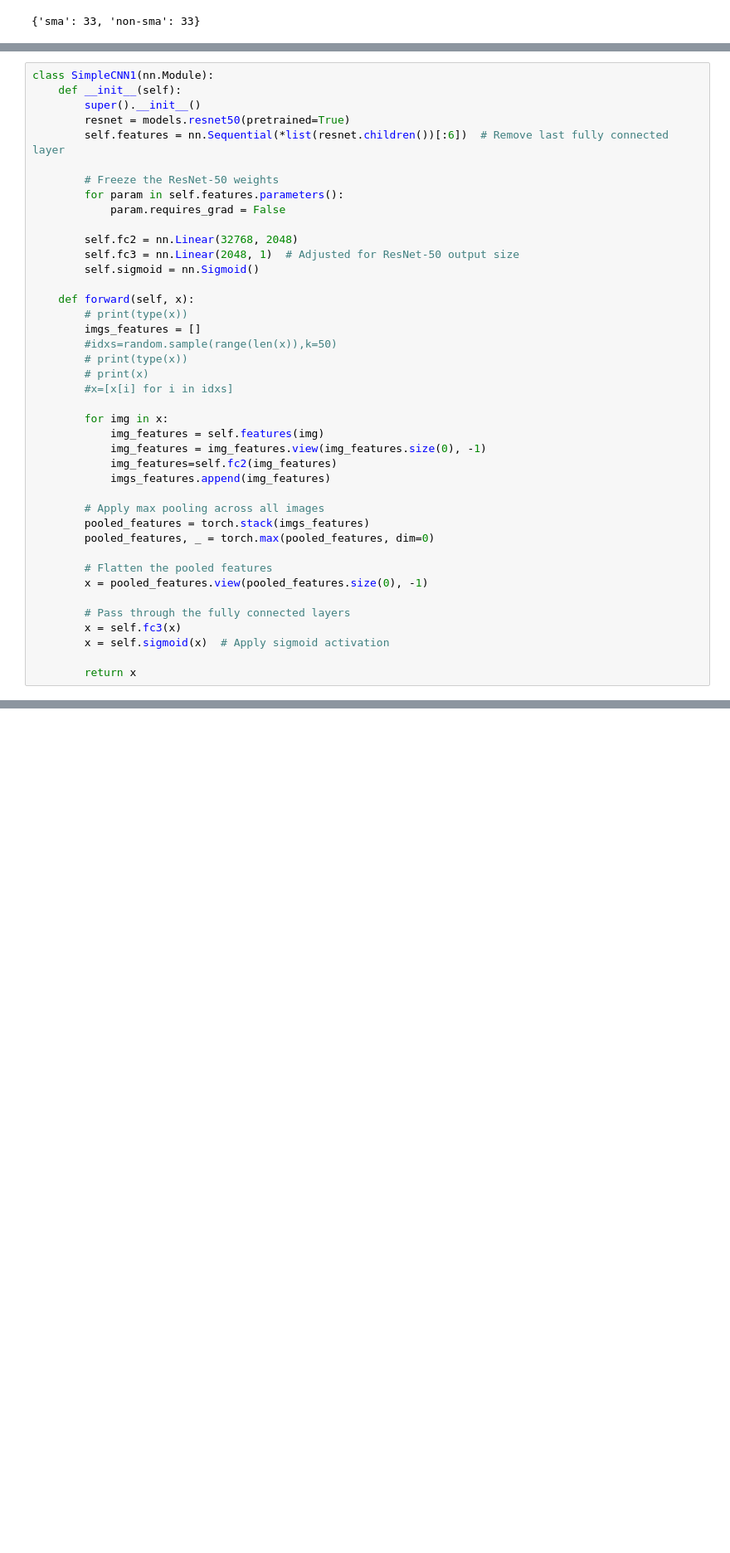
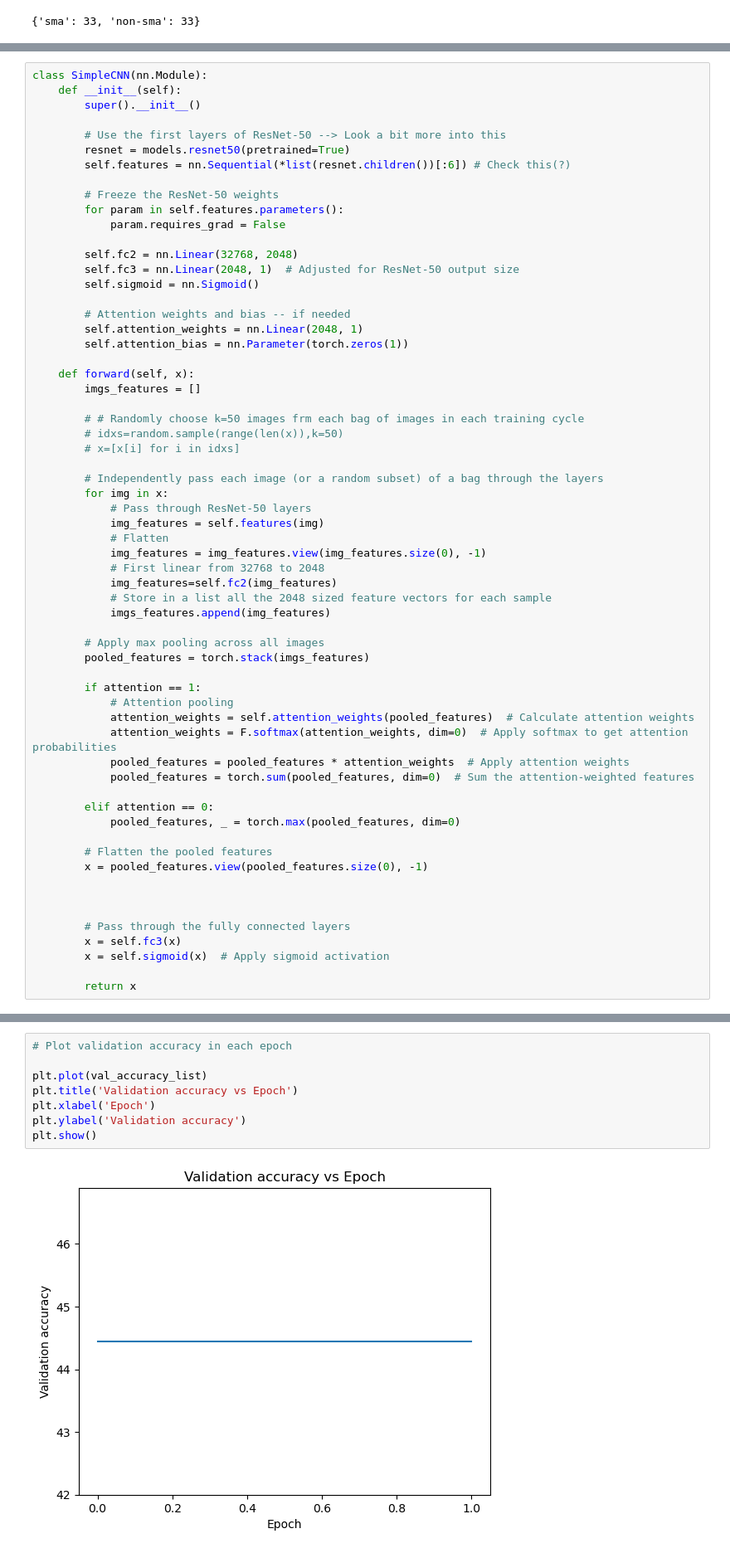
Before and after one commit to ezermoysis1/sma-detection-in-blood-samples, a Jupyter notebook: mil_rbc_WIP.ipynb, the cells around one changed output, grey strips where cells are left out. Shown at 83% size. Saved outputs shown, nothing was run; the diff lists cells and outputs as text; blank space fills up the shorter version.

```diff
--- a/mil_rbc_WIP.ipynb
+++ b/mil_rbc_WIP.ipynb
@@ -152,11 +112,13 @@ class SimpleCNN(nn.Module):
 
         return x
 # %%
-class SimpleCNN1(nn.Module):
+class SimpleCNN(nn.Module):
     def __init__(self):
         super().__init__()
+
+        # Use the first layers of ResNet-50 --> Look a bit more into this
         resnet = models.resnet50(pretrained=True)
-        self.features = nn.Sequential(*list(resnet.children())[:6])  # Remove last fully connected layer
+        self.features = nn.Sequential(*list(resnet.children())[:6]) # Check this(?)
 
         # Freeze the ResNet-50 weights
         for param in self.features.parameters():
@@ -166,26 +128,45 @@ class SimpleCNN1(nn.Module):
         self.fc3 = nn.Linear(2048, 1)  # Adjusted for ResNet-50 output size
         self.sigmoid = nn.Sigmoid()
 
+        # Attention weights and bias -- if needed
+        self.attention_weights = nn.Linear(2048, 1)
+        self.attention_bias = nn.Parameter(torch.zeros(1))
+
     def forward(self, x):
-        # print(type(x))
         imgs_features = []
-        #idxs=random.sample(range(len(x)),k=50)
-        # print(type(x))
-        # print(x)
-        #x=[x[i] for i in idxs]
 
+        # # Randomly choose k=50 images frm each bag of images in each training cycle
+        # idxs=random.sample(range(len(x)),k=50)
+        # x=[x[i] for i in idxs]
+
+        # Independently pass each image (or a random subset) of a bag through the layers
         for img in x:
+            # Pass through ResNet-50 layers
             img_features = self.features(img)
+            # Flatten
             img_features = img_features.view(img_features.size(0), -1)
+            # First linear from 32768 to 2048
             img_features=self.fc2(img_features)
+            # Store in a list all the 2048 sized feature vectors for each sample
             imgs_features.append(img_features)
 
         # Apply max pooling across all images
         pooled_features = torch.stack(imgs_features)
-        pooled_features, _ = torch.max(pooled_features, dim=0)
+
+        if attention == 1:
+            # Attention pooling
+            attention_weights = self.attention_weights(pooled_features)  # Calculate attention weights
+            attention_weights = F.softmax(attention_weights, dim=0)  # Apply softmax to get attention probabilities
+            pooled_features = pooled_features * attention_weights  # Apply attention weights
+            pooled_features = torch.sum(pooled_features, dim=0)  # Sum the attention-weighted features
+
+        elif attention == 0:
+            pooled_features, _ = torch.max(pooled_features, dim=0)
 
         # Flatten the pooled features
         x = pooled_features.view(pooled_features.size(0), -1)
+
+
 
         # Pass through the fully connected layers
         x = self.fc3(x)
@@ -364 +319,11 @@ target:  tensor([[0.3417]], device='cuda:0', grad_fn=<SigmoidBackward0>)
+# %%
+# Plot validation accuracy in each epoch
+
+plt.plot(val_accuracy_list)
+plt.title('Validation accuracy vs Epoch')
+plt.xlabel('Epoch')
+plt.ylabel('Validation accuracy')
+plt.show()
+# %% [output]
+[figure, added]
 # %%
```
Also changed, not shown: parts of 15 cells of this notebook.
